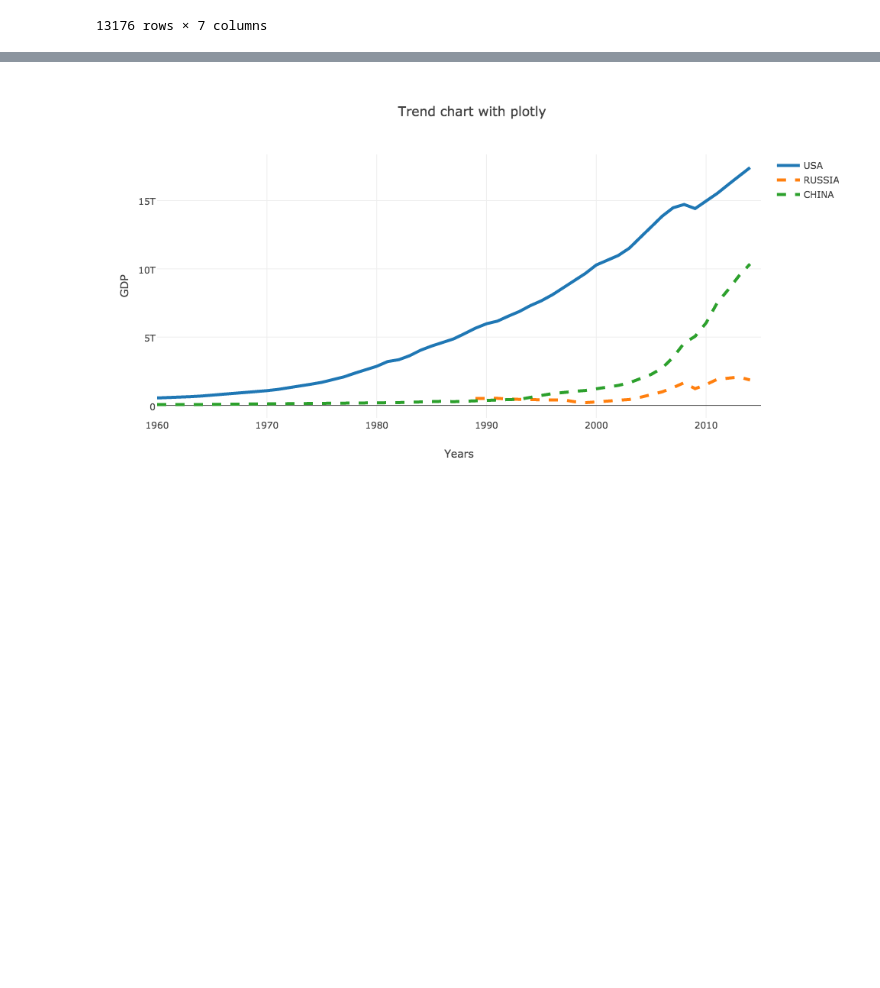
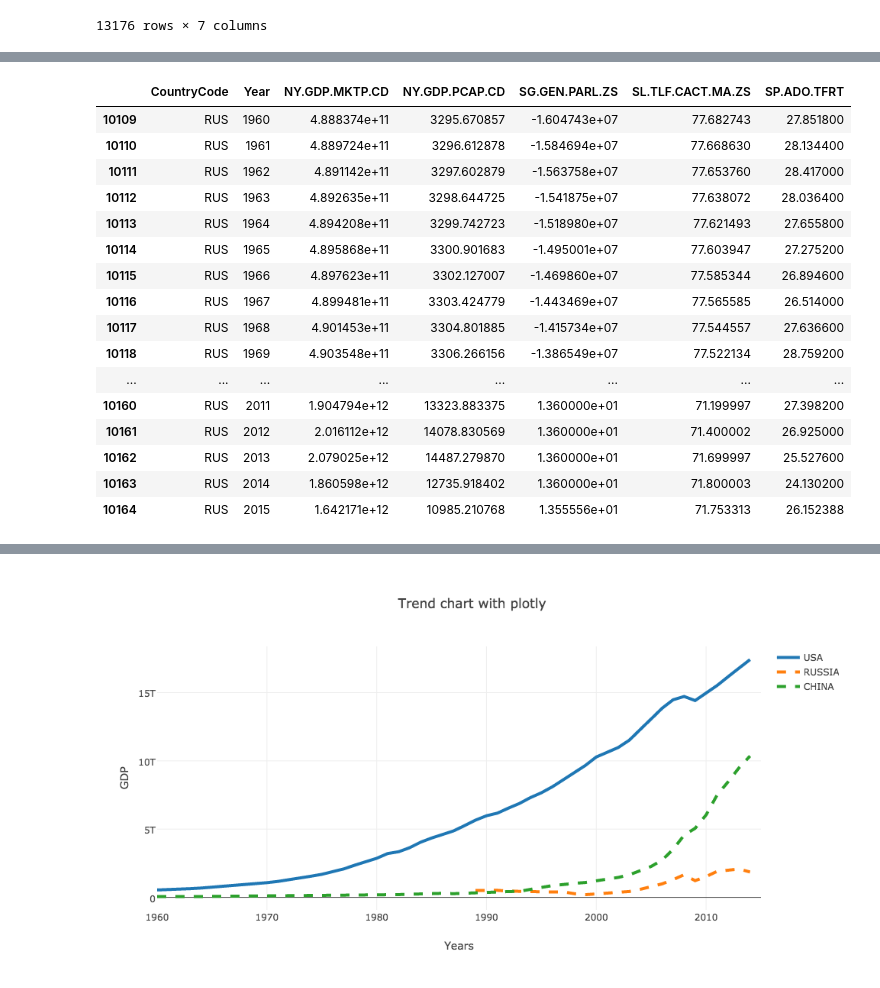
Before and after one commit to sanjayj/SMUMSDS2016, a Jupyter notebook: WDI_Sanjay_Plotly.ipynb, the cells around one changed output, grey strips where cells are left out. Saved outputs shown, nothing was run; the diff lists cells and outputs as text; code cells hidden in the pictures; blank space fills up the shorter version.

```diff
--- a/WDI_Sanjay_Plotly.ipynb
+++ b/WDI_Sanjay_Plotly.ipynb
@@ -54,0 +104,24 @@ df_ru = df_all[df_all['CountryCode']=='RUS']
+# %%
+df_ru =df_ru.reindex(index=df_ru.index[::-1])
+df_ru.interpolate(method='barycentric',order=1, limit_direction='both', inplace=True)
+df_ru =df_ru.reindex(index=df_ru.index[::-1])
+df_ru.interpolate(method='spline',order=1, limit_direction='both', inplace=True)
+df_ru
+# %% [output]
+|  | CountryCode | Year | NY.GDP.MKTP.CD | NY.GDP.PCAP.CD | SG.GEN.PARL.ZS | SL.TLF.CACT.MA.ZS | SP.ADO.TFRT |
+| 10109 | RUS | 1960 | 4.888374e+11 | 3295.670857 | -1.604743e+07 | 77.682743 | 27.851800 |
+| 10110 | RUS | 1961 | 4.889724e+11 | 3296.612878 | -1.584694e+07 | 77.668630 | 28.134400 |
+| 10111 | RUS | 1962 | 4.891142e+11 | 3297.602879 | -1.563758e+07 | 77.653760 | 28.417000 |
+| 10112 | RUS | 1963 | 4.892635e+11 | 3298.644725 | -1.541875e+07 | 77.638072 | 28.036400 |
+| 10113 | RUS | 1964 | 4.894208e+11 | 3299.742723 | -1.518980e+07 | 77.621493 | 27.655800 |
+| 10114 | RUS | 1965 | 4.895868e+11 | 3300.901683 | -1.495001e+07 | 77.603947 | 27.275200 |
+| 10115 | RUS | 1966 | 4.897623e+11 | 3302.127007 | -1.469860e+07 | 77.585344 | 26.894600 |
+| 10116 | RUS | 1967 | 4.899481e+11 | 3303.424779 | -1.443469e+07 | 77.565585 | 26.514000 |
+| 10117 | RUS | 1968 | 4.901453e+11 | 3304.801885 | -1.415734e+07 | 77.544557 | 27.636600 |
+| 10118 | RUS | 1969 | 4.903548e+11 | 3306.266156 | -1.386549e+07 | 77.522134 | 28.759200 |
+| ... | ... | ... | ... | ... | ... | ... | ... |
+| 10160 | RUS | 2011 | 1.904794e+12 | 13323.883375 | 1.360000e+01 | 71.199997 | 27.398200 |
+| 10161 | RUS | 2012 | 2.016112e+12 | 14078.830569 | 1.360000e+01 | 71.400002 | 26.925000 |
+| 10162 | RUS | 2013 | 2.079025e+12 | 14487.279870 | 1.360000e+01 | 71.699997 | 25.527600 |
+| 10163 | RUS | 2014 | 1.860598e+12 | 12735.918402 | 1.360000e+01 | 71.800003 | 24.130200 |
+| 10164 | RUS | 2015 | 1.642171e+12 | 10985.210768 | 1.355556e+01 | 71.753313 | 26.152388 |
```
Also changed, not shown: parts of 7 cells of this notebook.
